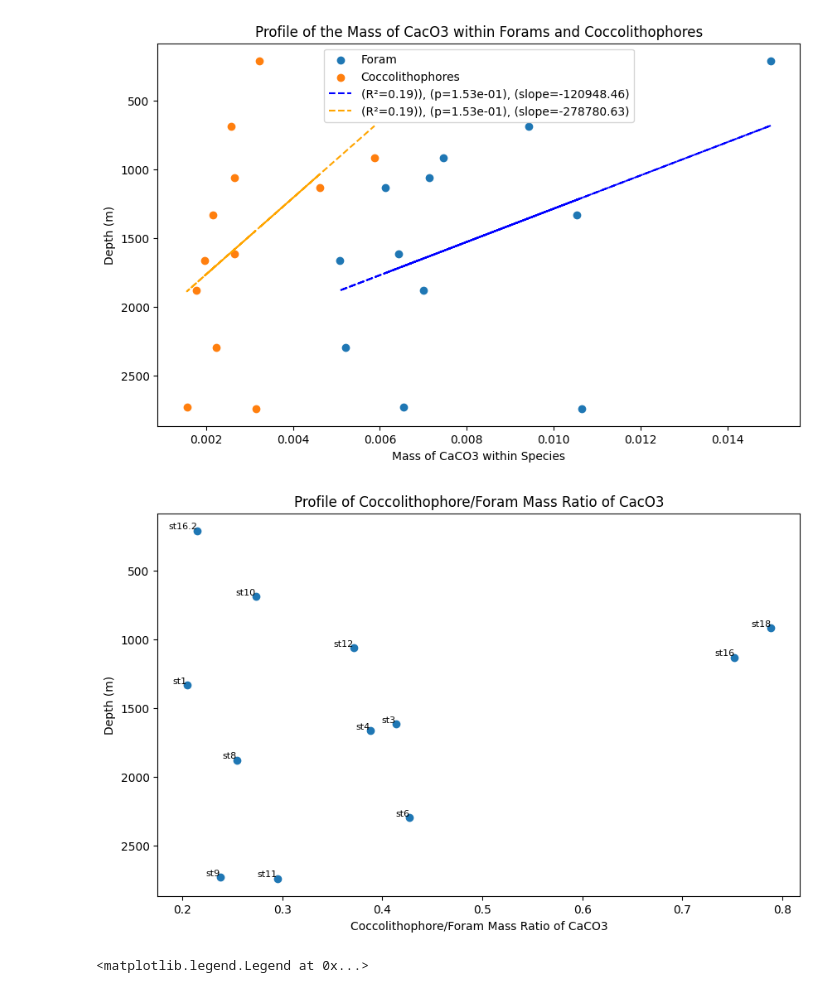
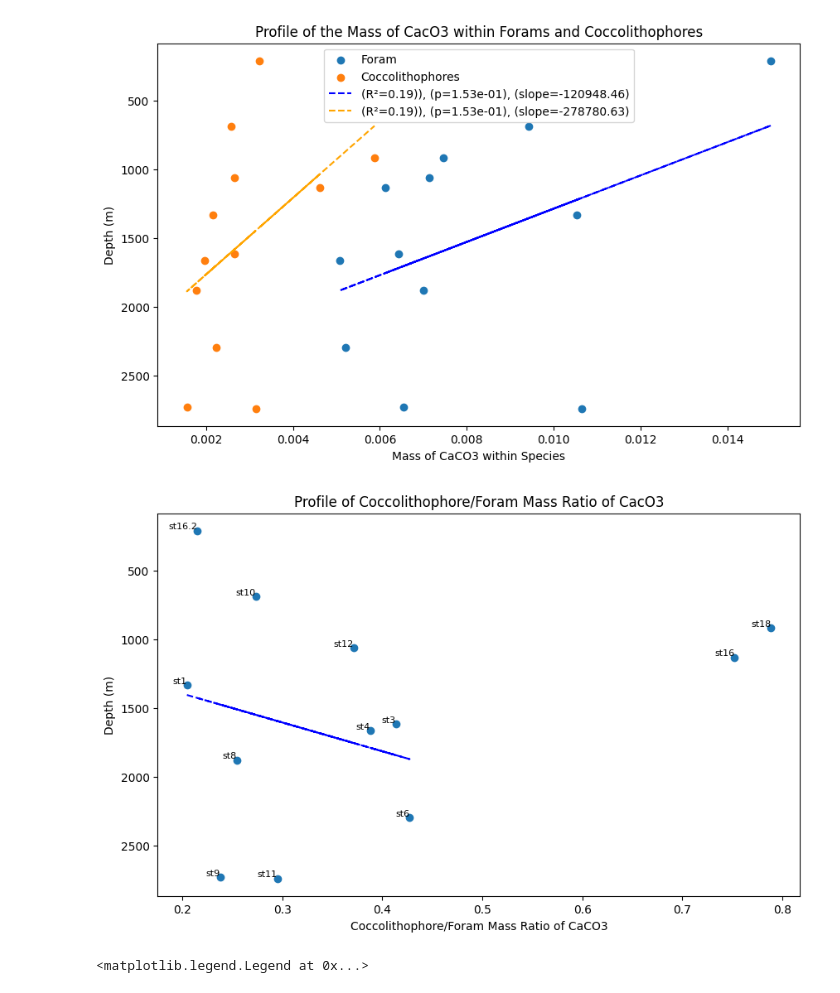
Before and after one commit to csheppard3243/Ziveri_ATL_Sediments, a Jupyter notebook: atlbulksedworkup.ipynb, the cells around one changed output. Drawn from its saved outputs; the diff is of its cells as text; code cells hidden in the pictures.

```diff
--- a/atlbulksedworkup.ipynb
+++ b/atlbulksedworkup.ipynb
@@ -91,23 +97,39 @@ plt.legend()
 [figure]
 # %%
 mratio = cm/fm
+
+station = ds['station']
+mratio2 = mratio.iloc[[0,1,2,3,4,5,6,7,8,10]]
+z2 = z.iloc[[0,1,2,3,4,5,6,7,8,10]]
+
 
 plt.figure(figsize = (10,6))
 
 plt.scatter(mratio,z)
 
 plt.xlabel('Coccolithophore/Foram Mass Ratio of CaCO3')
 plt.ylabel('Depth (m)')
 plt.title('Profile of Coccolithophore/Foram Mass Ratio of CacO3')
 
+#linear regression
+slopemr, interceptmr, r_valuemr, p_valuemr, std_errmr = linregress(mratio2, z2)
+regression_ymr = slopemr * mratio2 + interceptmr
+r_squaredmr = r_valuemr**2
+
+#plot linear regression
+#foram
+plt.plot(mratio2, regression_ymr, label=f'(R²={r_squaredmr:.2f})), (p={p_valuemr:.2e}), (slope={slopemr:.2f})', color='b', linestyle='--')
+
+
+
 # add station labels to each data point
-for x, y, label in zip(mratio, z, st):
+for x, y, label in zip(mratio, z, station):
     plt.text(x, y, label, fontsize=8, ha='right', va='bottom')
 
 
 plt.gca().invert_yaxis()
 # %% [output]
-[figure, old version]
+[figure, new version]
 # %%
 
 
```
Also changed, not shown: parts of 3 cells of this notebook.
